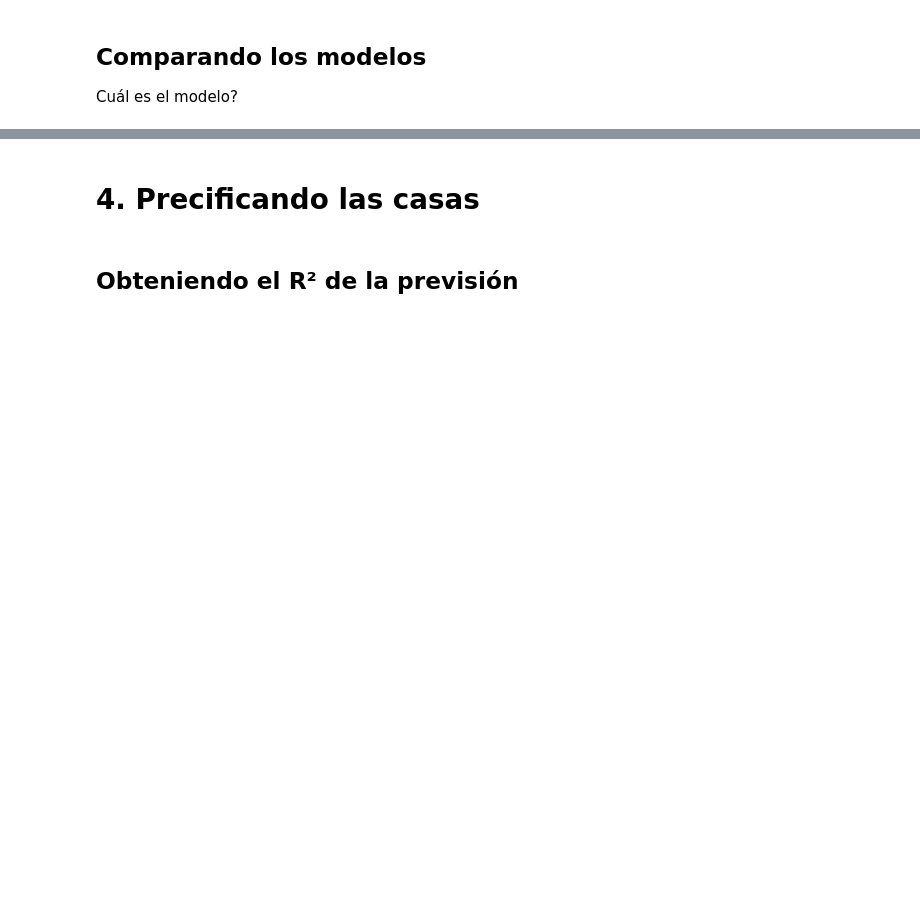
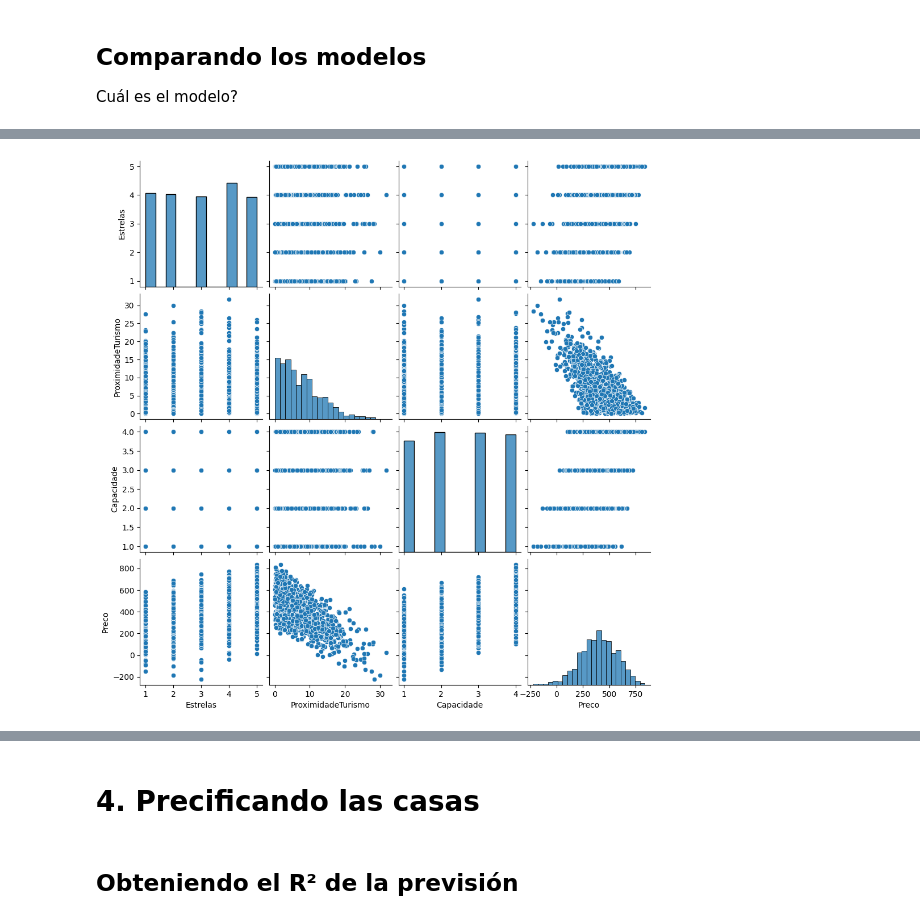
Before and after one commit to Cristiand056/Estadisticas-y-Machine-Learning-G8---ONE, a Jupyter notebook: precios_de_inmuebles_regresion_lineal.ipynb, the cells around one changed output, grey strips where cells are left out. Saved outputs shown, nothing was run; the diff lists cells and outputs as text; code cells hidden in the pictures; blank space fills up the shorter version.

```diff
--- a/precios_de_inmuebles_regresion_lineal.ipynb
+++ b/precios_de_inmuebles_regresion_lineal.ipynb
@@ -316,0 +405,4 @@ Cuál es el modelo?
+# %%
+url = '/content/hoteis.csv'
+hoteles = pd.read_csv(url)
+hoteles.head()
@@ -316,0 +416,5 @@ Cuál es el modelo?
+# %%
+sns.pairplot(hoteles, )
+plt.show()
+# %% [output]
+[figure, added]
```
Also changed, not shown: parts of 60 cells of this notebook.
